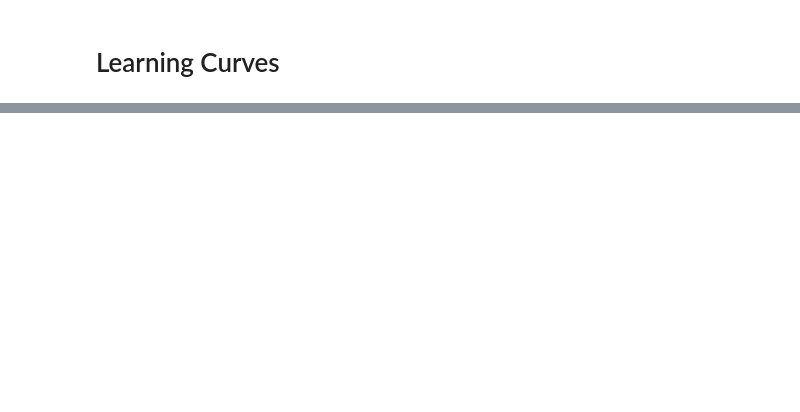
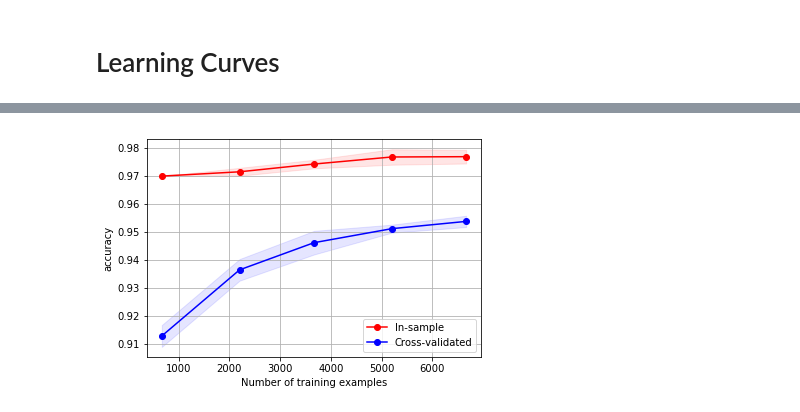
Before and after one commit to lmassaron/assirm_20170523, a Jupyter notebook: experiments/Learning curves.ipynb, the cells around one changed output, grey strips where cells are left out. Cells and saved outputs as stored; diff of their text form; code cells hidden in the pictures; blank space fills up the shorter version.

```diff
--- a/experiments/Learning curves.ipynb
+++ b/experiments/Learning curves.ipynb
@@ -31,0 +46,6 @@ def learning_curve_plot(hypothesis, X,y, cv=10, confidence=0.95, scoring='accura
+# %%
+from sklearn.neighbors import KNeighborsClassifier
+hypothesis = KNeighborsClassifier(n_neighbors=3)
+learning_curve_plot(hypothesis, X,y, cv=3, scoring='accuracy')
+# %% [output]
+[figure, added]
```
Also changed, not shown: parts of 19 cells of this notebook.
